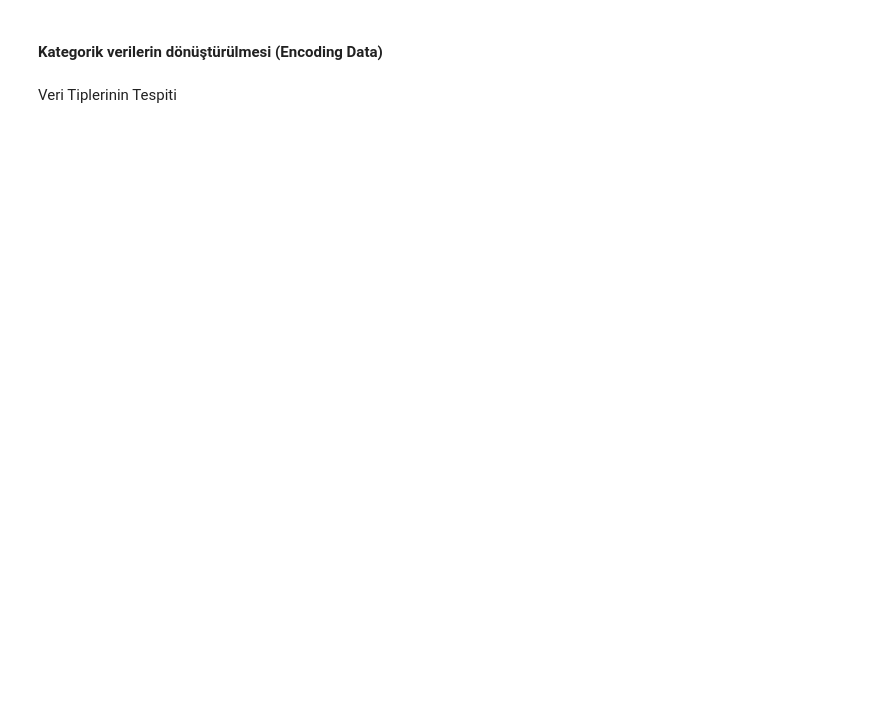
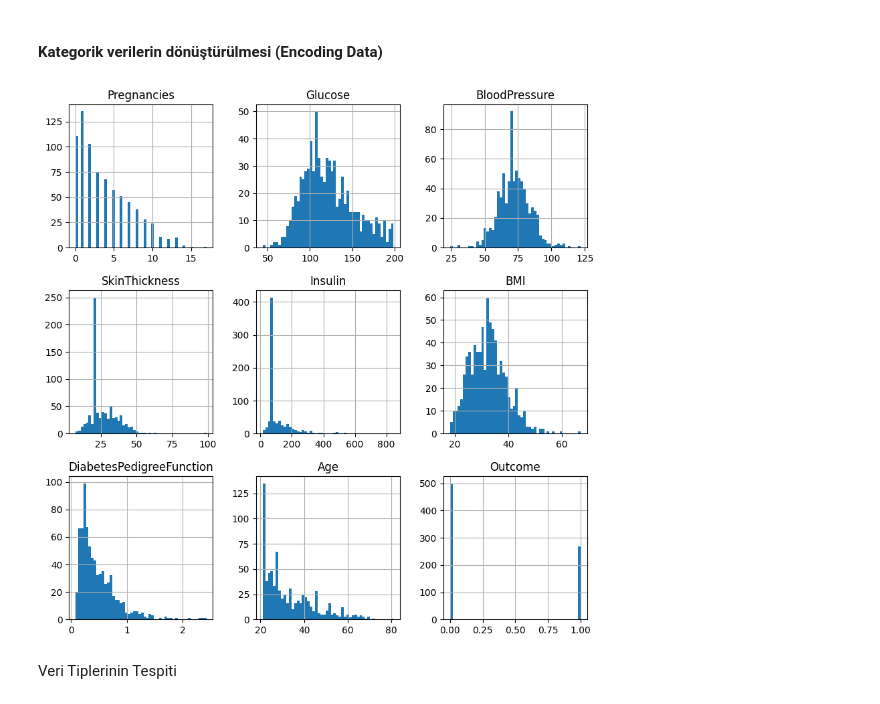
Before and after one commit to ibrahimediz/DeepLearningFundamentals, a Jupyter notebook: Egzersiz/Cevaplar/02_01_MLOpsSteps.ipynb, the cells around one changed output. Saved outputs shown, nothing was run; the diff lists cells and outputs as text; code cells hidden in the pictures; blank space fills up the shorter version.

```diff
--- a/Egzersiz/Cevaplar/02_01_MLOpsSteps.ipynb
+++ b/Egzersiz/Cevaplar/02_01_MLOpsSteps.ipynb
@@ -23,4 +88,24 @@ boşverilerin temizlenmesi (Boş veri Yok ise boş geçilebilir)
+# %%
+# BMI
+columnName = "BMI"
+df[columnName] = df[columnName].replace(value=df[columnName].mean(),to_replace=0)
+# BloodPressure
+columnName = "BloodPressure"
+df[columnName] = df[columnName].replace(value=df[columnName].mean(),to_replace=0)
+# Insulin
+columnName = "Insulin"
+df[columnName] = df[columnName].replace(value=df[columnName].mean(),to_replace=0)
+# Glucose
+columnName = "Glucose"
+df[columnName] = df[columnName].replace(value=df[columnName].mean(),to_replace=0)
+# SkinThickness
+columnName = "SkinThickness"
+df[columnName] = df[columnName].replace(value=df[columnName].mean(),to_replace=0)
 # %% [markdown]
 #### Kategorik verilerin dönüştürülmesi (Encoding Data)
+# %%
+df.hist(figsize=(10,10),bins=50);
+# %% [output]
+[figure, added]
 # %% [markdown]
 Veri Tiplerinin Tespiti
```
Also changed, not shown: parts of 15 cells of this notebook, 6 other files.
